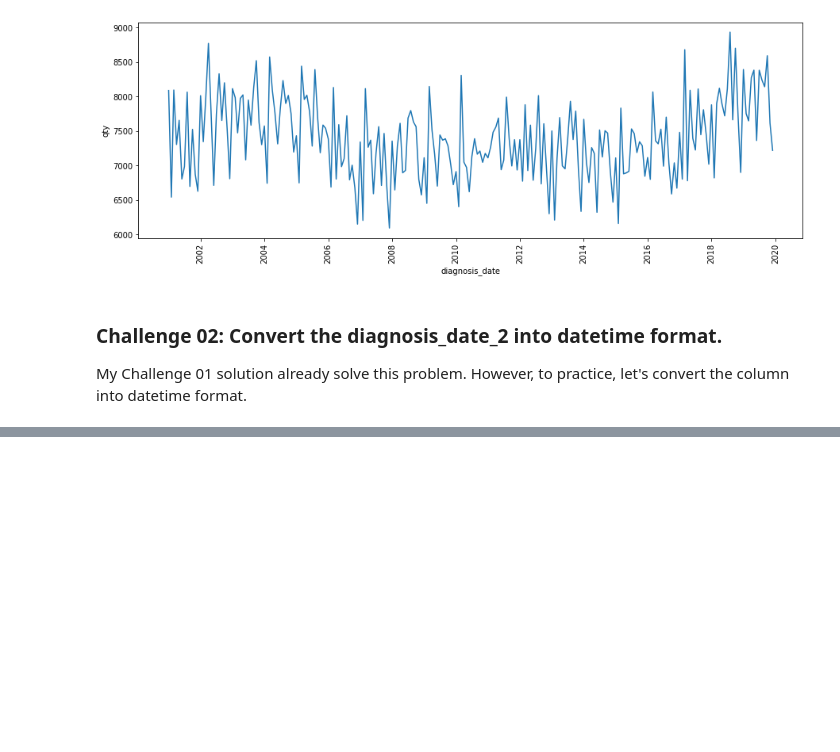
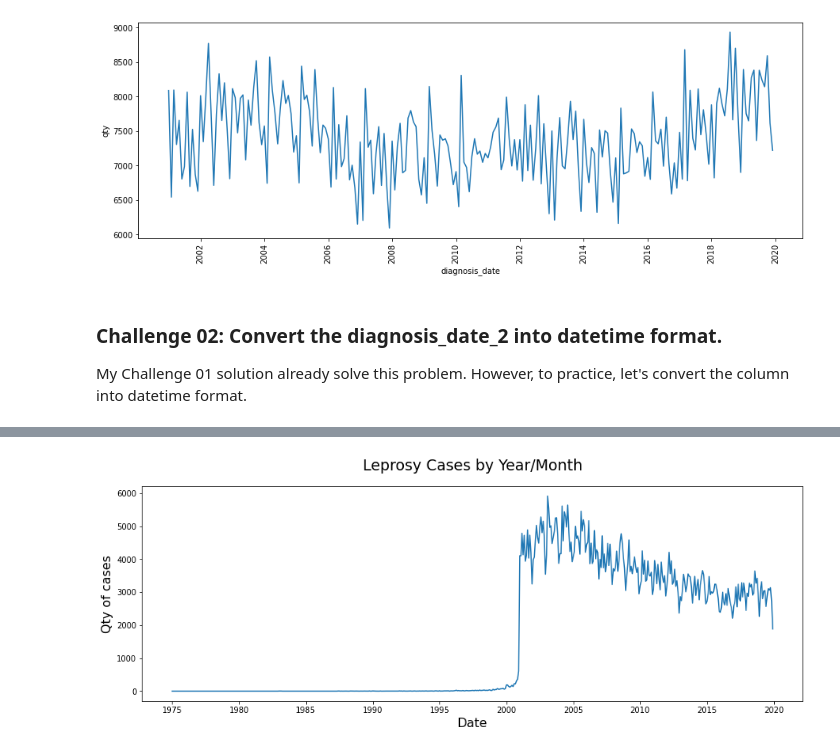
Before and after one commit to gabrielatrindade/alura-bootcamp, a Jupyter notebook: module4/lessons/tuberculosis_br.ipynb, the cells around one changed output, grey strips where cells are left out. Drawn from its saved outputs; the diff is of its cells as text; code cells hidden in the pictures; blank space fills up the shorter version.

```diff
--- a/module4/lessons/tuberculosis_br.ipynb
+++ b/module4/lessons/tuberculosis_br.ipynb
@@ -186,0 +304,9 @@ memory usage: 10.8+ KB
+# %%
+leprosy_melted = (leprosy.melt(id_vars='Ano Diagnóstico',
+                              value_name='cases',
+                              var_name='month_pt')
+                         .rename(columns={'Ano Diagnóstico' : 'year'}))
+
+leprosy_melted.reset_index(drop=True, inplace=True)
+
+leprosy_melted
@@ -186,0 +329,5 @@ memory usage: 10.8+ KB
+# %%
+leprosy_melted['month'] = leprosy_melted['month_pt'].map(pt_month_str_to_datetime_object)
+leprosy_melted['date'] = pd.to_datetime(leprosy_melted[['year', 'month']].assign(Day=1))
+
+leprosy_melted
@@ -186,0 +350,9 @@ memory usage: 10.8+ KB
+# %%
+leprosy_ts = leprosy_melted[['date', 'cases']] \
+                  .copy() \
+                  .sort_values('date', ascending=True) \
+                  .reset_index(drop=True) \
+
+
+
+leprosy_ts.head()
@@ -186,0 +368,3 @@ memory usage: 10.8+ KB
+# %%
+leprosy_ts['cases'].fillna(method='backfill', inplace=True)
+leprosy_ts
@@ -186,0 +399,12 @@ memory usage: 10.8+ KB
+# %%
+plt.figure(figsize=(15,5))
+
+sns.lineplot(data=leprosy_ts,
+             x='date',
+             y='cases')
+
+plt.xlabel('Date', fontsize=16)
+plt.ylabel('Qty of cases', fontsize=16)
+plt.title('Leprosy Cases by Year/Month', fontsize=19, pad=20);
+# %% [output]
+[figure, added]
```
Also changed, not shown: parts of 21 cells of this notebook.
